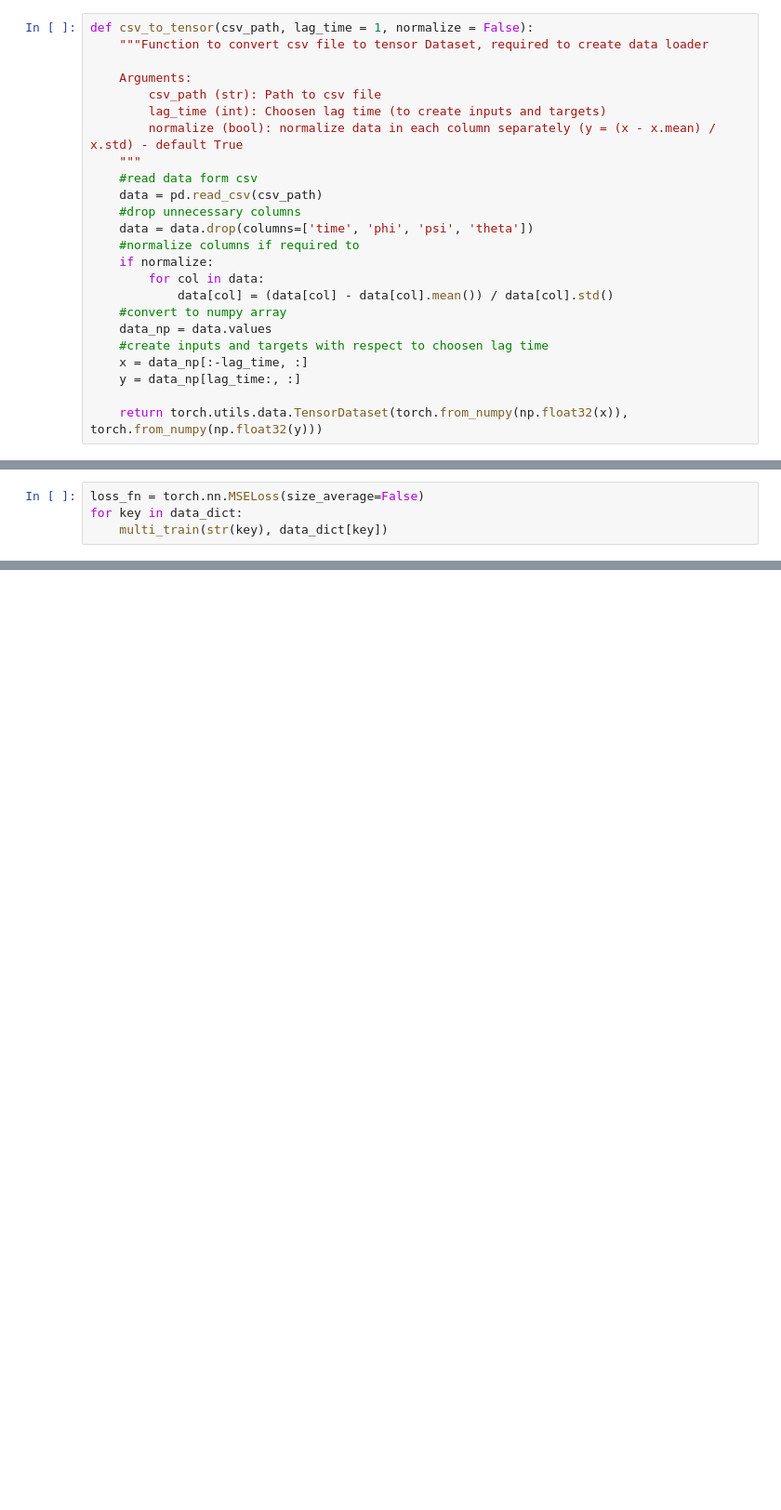
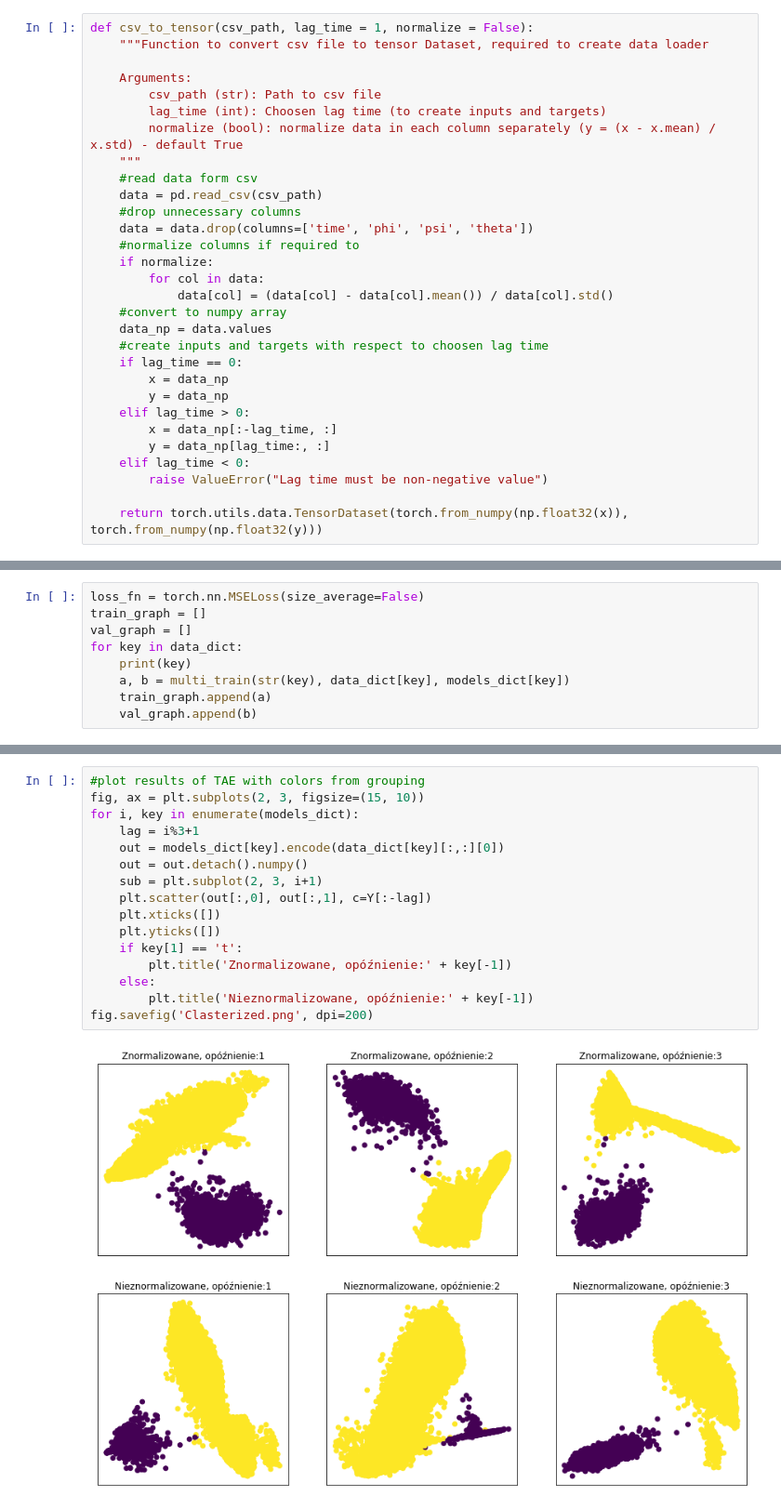
Before and after one commit to amtmanski/AEs, a Jupyter notebook: tae.ipynb, the cells around one changed output, grey strips where cells are left out. Shown at 93% size. Drawn from its saved outputs; the diff is of its cells as text; blank space fills up the shorter version.

```diff
--- a/tae.ipynb
+++ b/tae.ipynb
@@ -28,7 +30,13 @@ def csv_to_tensor(csv_path, lag_time = 1, normalize = False):
     #convert to numpy array
     data_np = data.values
     #create inputs and targets with respect to choosen lag time
-    x = data_np[:-lag_time, :]
-    y = data_np[lag_time:, :]
+    if lag_time == 0:
+        x = data_np
+        y = data_np
+    elif lag_time > 0:
+        x = data_np[:-lag_time, :]
+        y = data_np[lag_time:, :]
+    elif lag_time < 0:
+        raise ValueError("Lag time must be non-negative value")
 
     return torch.utils.data.TensorDataset(torch.from_numpy(np.float32(x)), torch.from_numpy(np.float32(y)))
@@ -143,5 +164,10 @@ def multi_train(name, data_set):
 # %%
 loss_fn = torch.nn.MSELoss(size_average=False)
+train_graph = []
+val_graph = []
 for key in data_dict:
-    multi_train(str(key), data_dict[key])
+    print(key)
+    a, b = multi_train(str(key), data_dict[key], models_dict[key])
+    train_graph.append(a)
+    val_graph.append(b)
 # %% [output]
@@ -186,0 +229,18 @@ plt.show()
+# %%
+#plot results of TAE with colors from grouping
+fig, ax = plt.subplots(2, 3, figsize=(15, 10))
+for i, key in enumerate(models_dict):
+    lag = i%3+1
+    out = models_dict[key].encode(data_dict[key][:,:][0])
+    out = out.detach().numpy()
+    sub = plt.subplot(2, 3, i+1)
+    plt.scatter(out[:,0], out[:,1], c=Y[:-lag])
+    plt.xticks([])
+    plt.yticks([])
+    if key[1] == 't':
+        plt.title('Znormalizowane, opóźnienie:' + key[-1])
+    else:
+        plt.title('Nieznormalizowane, opóźnienie:' + key[-1])
+fig.savefig('Clasterized.png', dpi=200)
+# %% [output]
+[figure, added]
```
Also changed, not shown: parts of 16 cells of this notebook, 1 other file.
